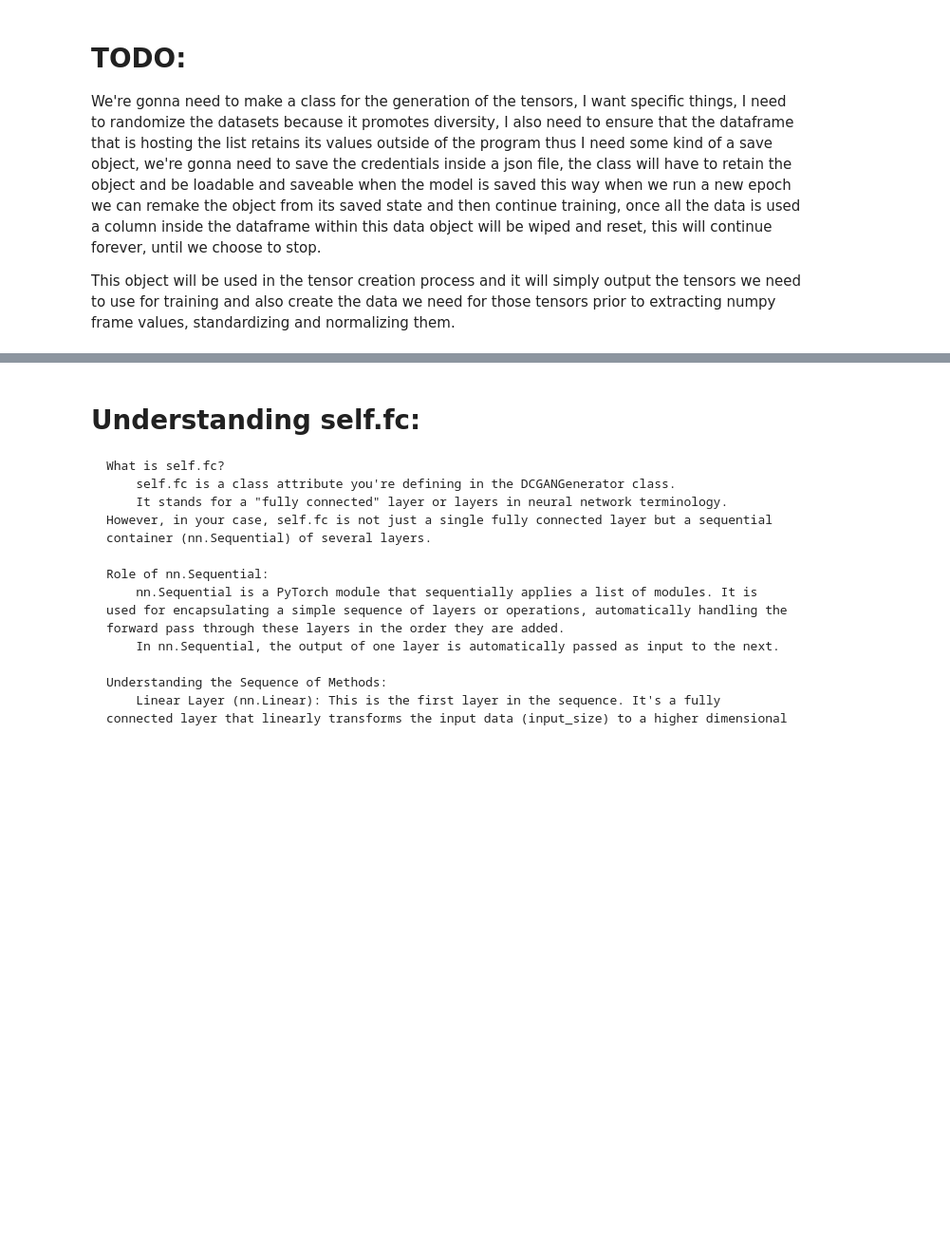
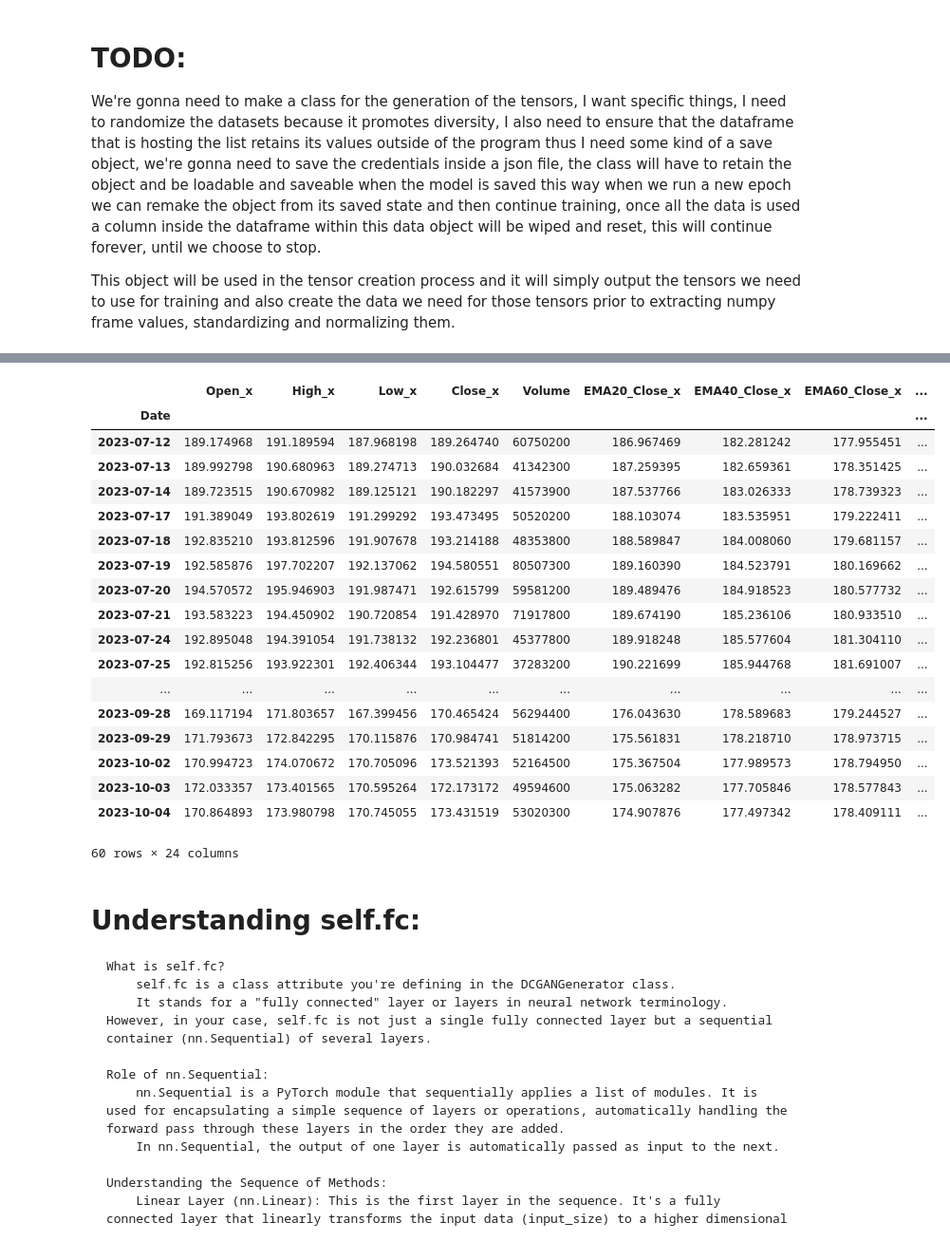
Before and after one commit to Synaptic724/MachineLearning, a Jupyter notebook: LSTM-GRU.ipynb, the cells around one changed output, grey strips where cells are left out. Shown at 95% size. Saved outputs shown, nothing was run; the diff lists cells and outputs as text; code cells hidden in the pictures; blank space fills up the shorter version.

```diff
--- a/LSTM-GRU.ipynb
+++ b/LSTM-GRU.ipynb
@@ -231,3 +241,5 @@ class TensorIntegrationSystem:  # This class will generate tensors on demand at
         y_train_tensor = y_train_tensor.to(device)
 
         return x_train_tensor, y_train_tensor
+# %%
+test = TensorIntegrationSystem("1994-01-01","2024-01-01")
@@ -233,0 +252,6 @@ class TensorIntegrationSystem:  # This class will generate tensors on demand at
+# %%
+df = test.FormattedCombinedDataFrame
+# %%
+newdf = df.tail(120)
+# %%
+newdf = newdf.head(60)
@@ -234,3 +278,25 @@ class TensorIntegrationSystem:  # This class will generate tensors on demand at
+# %%
+newdf
+# %% [output]
+|  | Open_x | High_x | Low_x | Close_x | Volume | EMA20_Close_x | EMA40_Close_x | EMA60_Close_x | ... |
+| Date |  |  |  |  |  |  |  |  | ... |
+| 2023-07-12 | 189.174968 | 191.189594 | 187.968198 | 189.264740 | 60750200 | 186.967469 | 182.281242 | 177.955451 | ... |
+| 2023-07-13 | 189.992798 | 190.680963 | 189.274713 | 190.032684 | 41342300 | 187.259395 | 182.659361 | 178.351425 | ... |
+| 2023-07-14 | 189.723515 | 190.670982 | 189.125121 | 190.182297 | 41573900 | 187.537766 | 183.026333 | 178.739323 | ... |
+| 2023-07-17 | 191.389049 | 193.802619 | 191.299292 | 193.473495 | 50520200 | 188.103074 | 183.535951 | 179.222411 | ... |
+| 2023-07-18 | 192.835210 | 193.812596 | 191.907678 | 193.214188 | 48353800 | 188.589847 | 184.008060 | 179.681157 | ... |
+| 2023-07-19 | 192.585876 | 197.702207 | 192.137062 | 194.580551 | 80507300 | 189.160390 | 184.523791 | 180.169662 | ... |
+| 2023-07-20 | 194.570572 | 195.946903 | 191.987471 | 192.615799 | 59581200 | 189.489476 | 184.918523 | 180.577732 | ... |
+| 2023-07-21 | 193.583223 | 194.450902 | 190.720854 | 191.428970 | 71917800 | 189.674190 | 185.236106 | 180.933510 | ... |
+| 2023-07-24 | 192.895048 | 194.391054 | 191.738132 | 192.236801 | 45377800 | 189.918248 | 185.577604 | 181.304110 | ... |
+| 2023-07-25 | 192.815256 | 193.922301 | 192.406344 | 193.104477 | 37283200 | 190.221699 | 185.944768 | 181.691007 | ... |
+| ... | ... | ... | ... | ... | ... | ... | ... | ... | ... |
+| 2023-09-28 | 169.117194 | 171.803657 | 167.399456 | 170.465424 | 56294400 | 176.043630 | 178.589683 | 179.244527 | ... |
+| 2023-09-29 | 171.793673 | 172.842295 | 170.115876 | 170.984741 | 51814200 | 175.561831 | 178.218710 | 178.973715 | ... |
+| 2023-10-02 | 170.994723 | 174.070672 | 170.705096 | 173.521393 | 52164500 | 175.367504 | 177.989573 | 178.794950 | ... |
+| 2023-10-03 | 172.033357 | 173.401565 | 170.595264 | 172.173172 | 49594600 | 175.063282 | 177.705846 | 178.577843 | ... |
+| 2023-10-04 | 170.864893 | 173.980798 | 170.745055 | 173.431519 | 53020300 | 174.907876 | 177.497342 | 178.409111 | ... |
+60 rows × 24 columns
 # %%
 class FormatDataFrame():
     """
```
Also changed, not shown: parts of 23 cells of this notebook.
